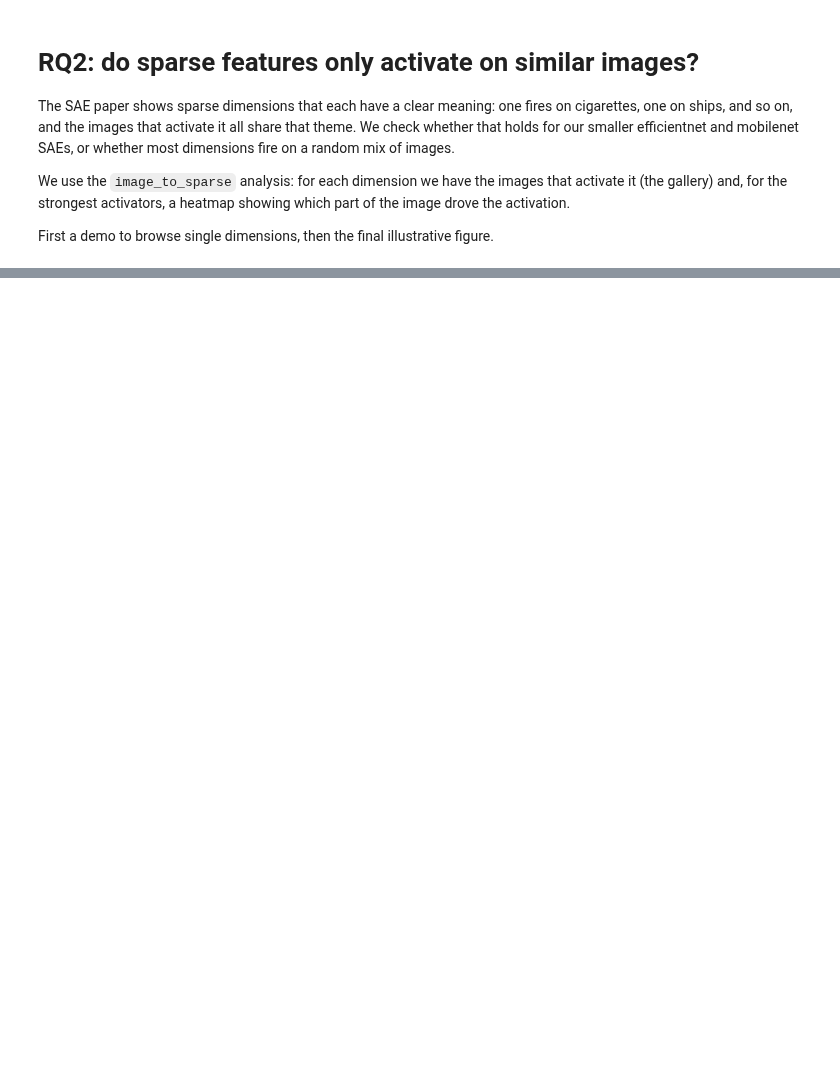
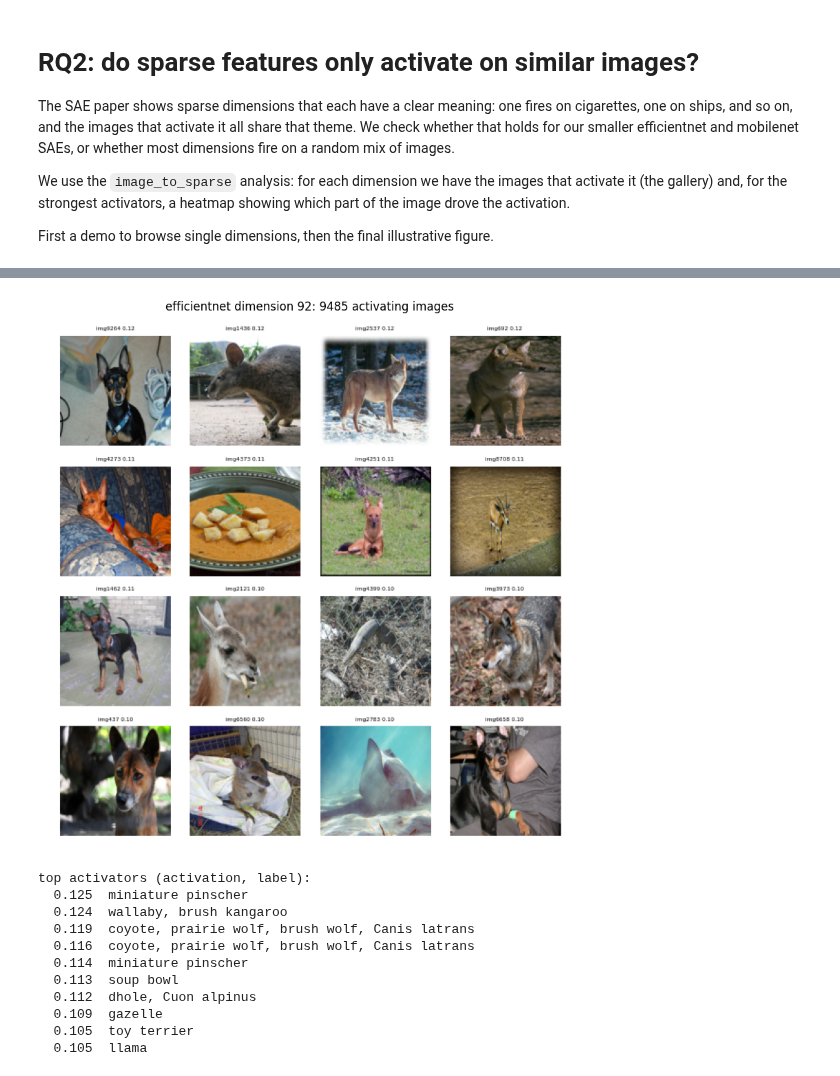
Before and after one commit to pvdklei/Miniproject, a Jupyter notebook: rq2_features.ipynb, the cells around one changed output, grey strips where cells are left out. Saved outputs shown, nothing was run; the diff lists cells and outputs as text; code cells hidden in the pictures; blank space fills up the shorter version.

Commit message:
final plots and imgs

```diff
--- a/rq2_features.ipynb
+++ b/rq2_features.ipynb
@@ -184,0 +68,39 @@ plt.show()
+# %%
+# dimensions we found interesting while browsing, with a note on what they fire on
+INTERPRETABLE_DIMS = {
+    "efficientnet": [
+        (14, "kinda - round shapes"),
+        (92, "clear - pointy ears"),
+        (111, "semi - parallel straight lines"),
+        (119, "semi - old cars, tanks, typewriters"),
+        (161, "clear - products on shelves"),
+        (173, "clear - screens, laptops, phones"),
+        (238, "fluffy fur"),
+        (337, "clear - tandem bikes (good one)"),
+        (465, "black dogs"),
+        (493, "striped cats, tigers"),
+        (547, "pointy spikes on objects (good but a bit noisy)"),
+    ],
+    "mobilenet": [
+        # to fill in after browsing the mobilenet galleries below
+    ],
+}
+
+
+def show_gallery(model: str, dim: int) -> None:
+    """Show a dimension's activator gallery and the labels of its top activators."""
+    info = json.load(open(activators_dir(model) / str(dim) / "activators.json"))
+    plt.figure(figsize=(10, 10))
+    plt.imshow(mpimg.imread(activators_dir(model) / str(dim) / "activators.png"))
+    plt.axis("off")
+    plt.title(f"{model} dimension {dim}: {len(info)} activating images")
+    plt.show()
+    print("top activators (activation, label):")
+    for a in info[:10]:
+        print(f"  {a['activation']:.3f}  {a['label_name']}")
+
+
+MODEL = "efficientnet"
+print(f"curated dimensions for {MODEL}:")
+for dim, note in INTERPRETABLE_DIMS[MODEL]:
+    print(f"  {dim:5d}  {note}")
@@ -184,0 +120,17 @@ plt.show()
+# %%
+# browse one dimension (try any from the curated list, or any other dimension)
+DIM = 92
+show_gallery(MODEL, DIM)
+# %% [output]
+[figure, added]
+top activators (activation, label):
+  0.125  miniature pinscher
+  0.124  wallaby, brush kangaroo
+  0.119  coyote, prairie wolf, brush wolf, Canis latrans
+  0.116  coyote, prairie wolf, brush wolf, Canis latrans
+  0.114  miniature pinscher
+  0.113  soup bowl
+  0.112  dhole, Cuon alpinus
+  0.109  gazelle
+  0.105  toy terrier
+  0.105  llama
```
Also changed, not shown: parts of 15 cells of this notebook, 52 other files.
